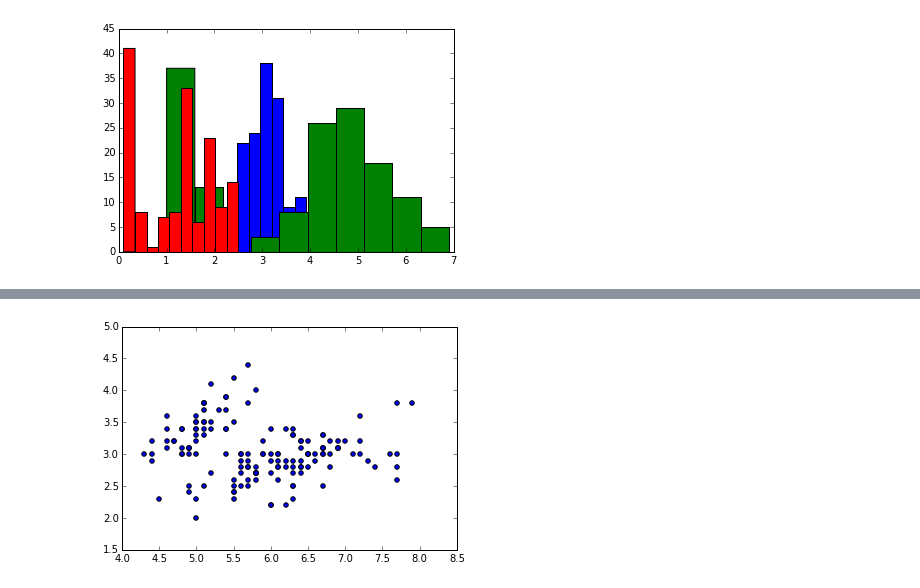
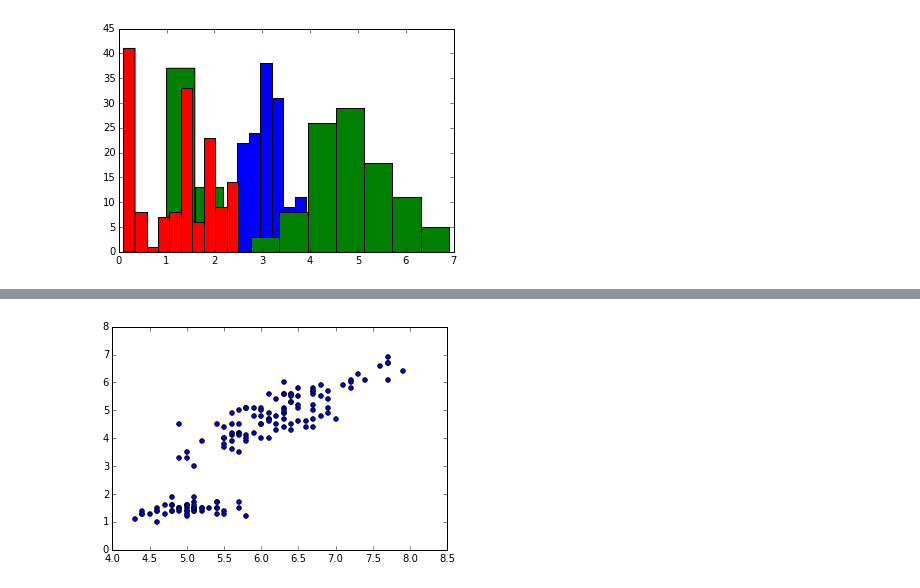
Before and after one commit to nickedes/Baby-science, a Jupyter notebook: Lessons/Random.ipynb, the cells around one changed output, grey strips where cells are left out. Cells and saved outputs as stored; diff of their text form; code cells hidden in the pictures.

Commit message:
Random : Various Scatter plots

```diff
--- a/Lessons/Random.ipynb
+++ b/Lessons/Random.ipynb
@@ -79,5 +95,5 @@ show()
 # %%
-scatter(df['SepalLength'],df['SepalWidth'])
+scatter(df['SepalLength'], df['PetalLength'])
 show()
 # %% [output]
-[figure, old version]
+[figure, new version]
```
Also changed, not shown: parts of 5 cells of this notebook.
